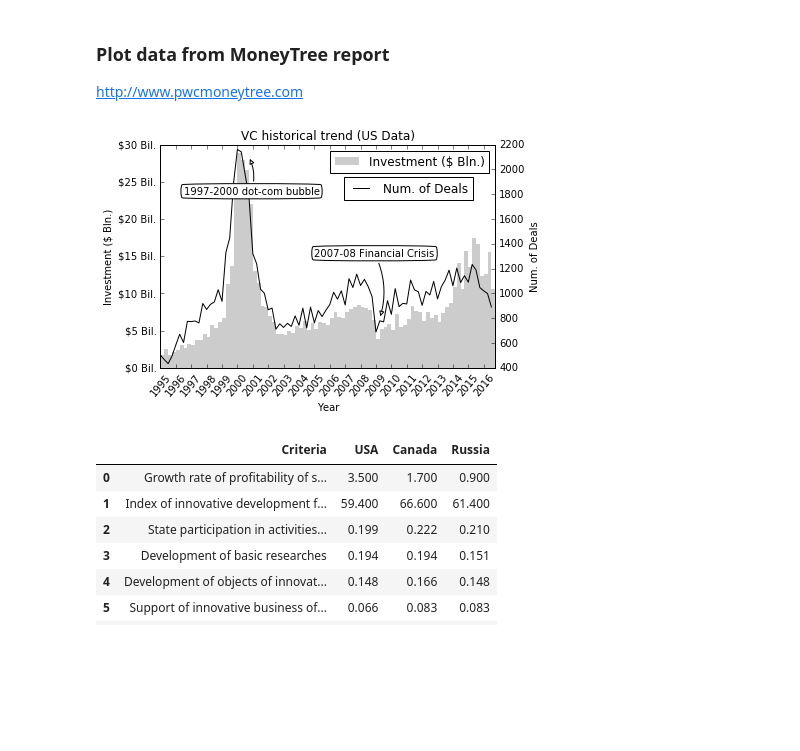
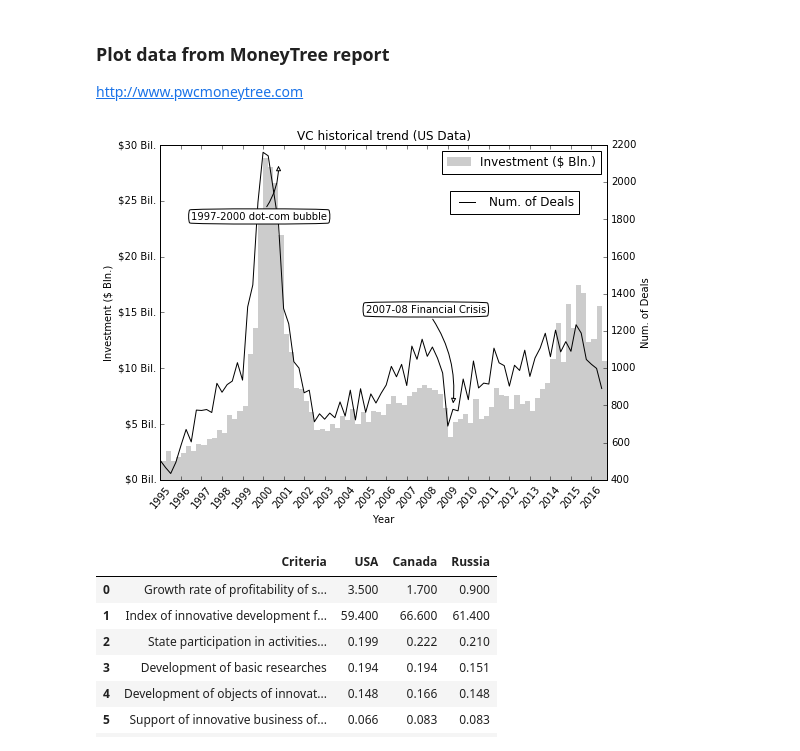
Before and after one commit to DavidDobr/icef_thesis, a Jupyter notebook: dobrinskiy_thesis_v2_october.ipynb, the cells around one changed output. Saved outputs shown, nothing was run; the diff lists cells and outputs as text; code cells hidden in the pictures; blank space fills up the shorter version.

```diff
--- a/dobrinskiy_thesis_v2_october.ipynb
+++ b/dobrinskiy_thesis_v2_october.ipynb
@@ -146,7 +146,7 @@ import matplotlib.ticker  as ticker
 
 # change matplotlib inline display size
 # import matplotlib.pylab as pylab
-# pylab.rcParams['figure.figsize'] = (12, 8)  # that's default image size for this interactive session
+# pylab.rcParams['figure.figsize'] = (8, 6)  # that's default image size for this interactive session
 
 fig, ax1 = plt.subplots()
 ax1.set_title("VC historical trend (US Data)")
@@ -172,34 +172,38 @@ for tick in ax1.yaxis.get_major_ticks():
     tick.label2On = True
 
 # create second Y2 axis for Num of Deals
 ax2 = ax1.twinx()
 y2 = deals
 ax2.plot(t, y2, color = 'k', ls = '-', label = 'Num. of Deals')
 ax2.set_ylabel('Num. of Deals')
 
 # add annotation bubbles
 ax2.annotate('1997-2000 dot-com bubble', xy=(23, 2100), xytext=(6, 1800),
                 bbox=dict(boxstyle="round4", fc="w"),
                 arrowprops=dict(arrowstyle="-|>",
                                 connectionstyle="arc3,rad=0.2",
                                 fc="w"),
             )
 
 ax2.annotate('2007-08 Financial Crisis', xy=(57, 800), xytext=(40, 1300),
                 bbox=dict(boxstyle="round4", fc="w"),
                 arrowprops=dict(arrowstyle="-|>",
                                 connectionstyle="arc3,rad=-0.2",
                                 fc="w"),
             )
 
 
 # add legend
 ax1.legend(loc="best")
 ax2.legend(bbox_to_anchor=(0.95, 0.88))
 
+fig.tight_layout()  # solves cropping problems when saving png
+fig.savefig('vc_trend_3.png', dpi=250)
+
+
 plt.show()
 # %% [output]
-[figure, old version]
+[figure, new version]
 # %%
 # load countries dataset from azure
 ds = ws.datasets['country_data.csv']
```
Also changed, not shown: parts of 8 cells of this notebook.
